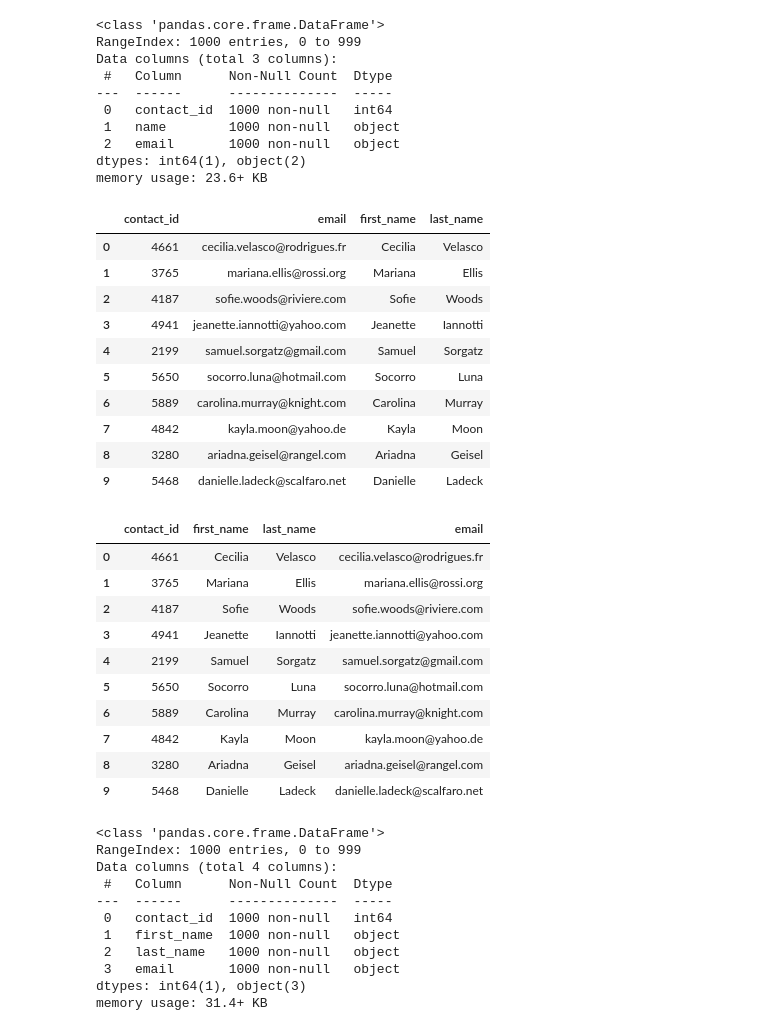
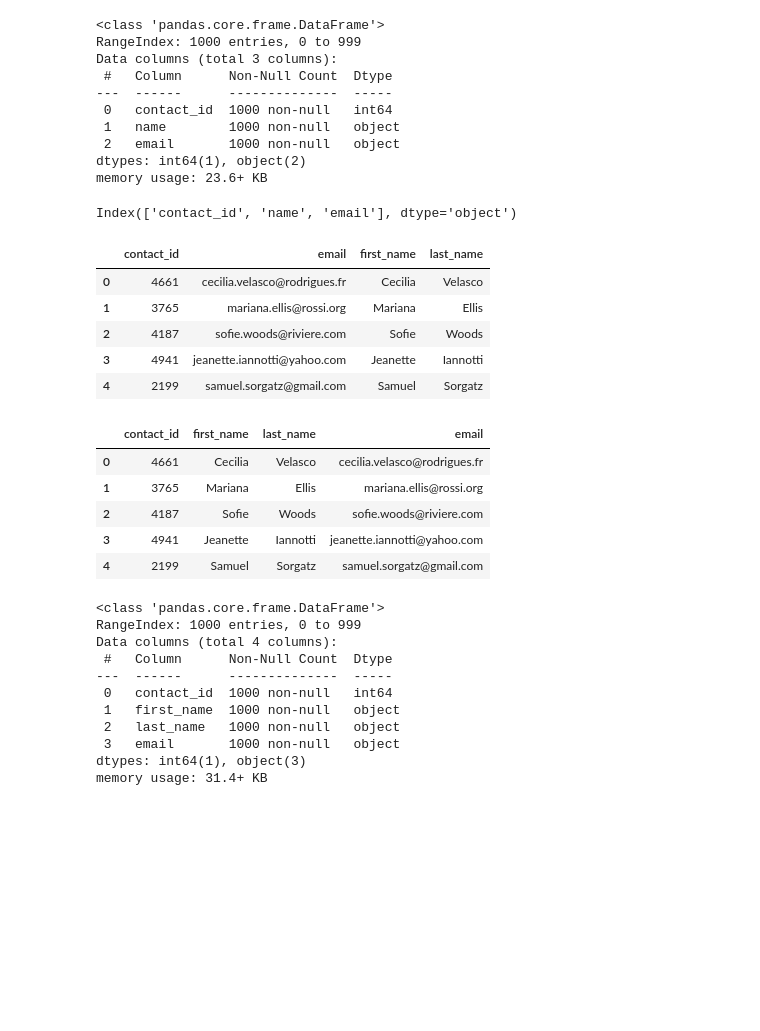
Before and after one commit to Cadeem-M/Crowdfunding_ETL, a Jupyter notebook: Crowdfunding/ETL_Mini_Project_SGodax_CMusgrove.ipynb, the cells around one changed output. Cells and saved outputs as stored; diff of their text form; code cells hidden in the pictures; blank space fills up the shorter version.

```diff
--- a/Crowdfunding/ETL_Mini_Project_SGodax_CMusgrove.ipynb
+++ b/Crowdfunding/ETL_Mini_Project_SGodax_CMusgrove.ipynb
@@ -331,0 +363,9 @@ Then export the DataFrame as a `contacts.csv` CSV file.
+# %%
+# Test extracting the key and values from the first using json.loads().
+import json
+first_row = contact_info_df.iloc[0][0]
+# Convert the data to a Python dictionary.
+converted_data = json.loads(first_row)
+for k, v in converted_data.items():
+    print(k)
+    print(v)
@@ -334,8 +381,23 @@ Then export the DataFrame as a `contacts.csv` CSV file.
 import json
 dict_values = []
 
+for i, row in contact_info_df.iterrows():
+    contact_info_dict = json.loads(row['contact_info'])
+    row_values = [v for k, v in contact_info_dict.items()]
+    dict_values.append(row_values)
 
 # Print out the list of values for each row.
 print(dict_values)
 # %% [output]
 [[4661, 'Cecilia Velasco', 'cecilia.velasco@rodrigues.fr'], [3765, 'Mariana Ellis', 'mariana.ellis@rossi.org'], [4187, 'Sofie Woods', 'sofie.woods@riviere.com'], [4941, 'Jeanette Iannotti', 'jeanette. ...
+# %%
+# Create a list for the keys
+dict_column_names = []
+
+for i, row in contact_info_df.iterrows():
+    contact_info_dict = json.loads(row['contact_info'])
+    columns = [k for k,v in contact_info_dict.items()]
+    dict_column_names.append(columns)
+
+# Print out the list of values for each row.
+print(dict_column_names[0])
@@ -342,6 +406,8 @@ print(dict_values)
 # %%
 # Create a contact_info DataFrame and add each list of values, i.e., each row
 # to the 'contact_id', 'name', 'email' columns.
+contact_df2 = pd.DataFrame(dict_values, columns=dict_column_names[0])
+contact_df2.head()
 # %% [output]
 |  | contact_id | name | email |
 | 0 | 4661 | Cecilia Velasco | cecilia.velasco@rodrigues.fr |
@@ -362,25 +429,29 @@ Data columns (total 3 columns):
  2   email       1000 non-null   object
 dtypes: int64(1), object(2)
 memory usage: 23.6+ KB
+# %%
+contact_df2.columns
+# %% [output]
+Index(['contact_id', 'name', 'email'], dtype='object')
 # %%
 # Create a "first"name" and "last_name" column with the first and last names from the "name" column.
+contact_df2[['first_name', 'last_name']]=contact_df2['name'].str.split(' ', expand=True)
 
 
 # Drop the contact_name column
+contact_df2.drop(['name'], axis=1, inplace=True)
+contact_df2.head()
 # %% [output]
 |  | contact_id | email | first_name | last_name |
 | 0 | 4661 | cecilia.velasco@rodrigues.fr | Cecilia | Velasco |
 | 1 | 3765 | mariana.ellis@rossi.org | Mariana | Ellis |
 | 2 | 4187 | sofie.woods@riviere.com | Sofie | Woods |
 | 3 | 4941 | jeanette.iannotti@yahoo.com | Jeanette | Iannotti |
 | 4 | 2199 | samuel.sorgatz@gmail.com | Samuel | Sorgatz |
-| 5 | 5650 | socorro.luna@hotmail.com | Socorro | Luna |
-| 6 | 5889 | carolina.murray@knight.com | Carolina | Murray |
-| 7 | 4842 | kayla.moon@yahoo.de | Kayla | Moon |
-| 8 | 3280 | ariadna.geisel@rangel.com | Ariadna | Geisel |
-| 9 | 5468 | danielle.ladeck@scalfaro.net | Danielle | Ladeck |
 # %%
 # Reorder the columns
+reordered_columns = contact_df2[['contact_id', 'first_name', 'last_name', 'email']]
+reordered_columns.head()
 # %% [output]
 |  | contact_id | first_name | last_name | email |
 | 0 | 4661 | Cecilia | Velasco | cecilia.velasco@rodrigues.fr |
@@ -388,10 +459,5 @@ memory usage: 23.6+ KB
 | 2 | 4187 | Sofie | Woods | sofie.woods@riviere.com |
 | 3 | 4941 | Jeanette | Iannotti | jeanette.iannotti@yahoo.com |
 | 4 | 2199 | Samuel | Sorgatz | samuel.sorgatz@gmail.com |
-| 5 | 5650 | Socorro | Luna | socorro.luna@hotmail.com |
-| 6 | 5889 | Carolina | Murray | carolina.murray@knight.com |
-| 7 | 4842 | Kayla | Moon | kayla.moon@yahoo.de |
-| 8 | 3280 | Ariadna | Geisel | ariadna.geisel@rangel.com |
-| 9 | 5468 | Danielle | Ladeck | danielle.ladeck@scalfaro.net |
 # %%
 # Check the datatypes one more time before exporting as CSV file.
```
Also changed, not shown: parts of 22 cells of this notebook, 3 other files.
